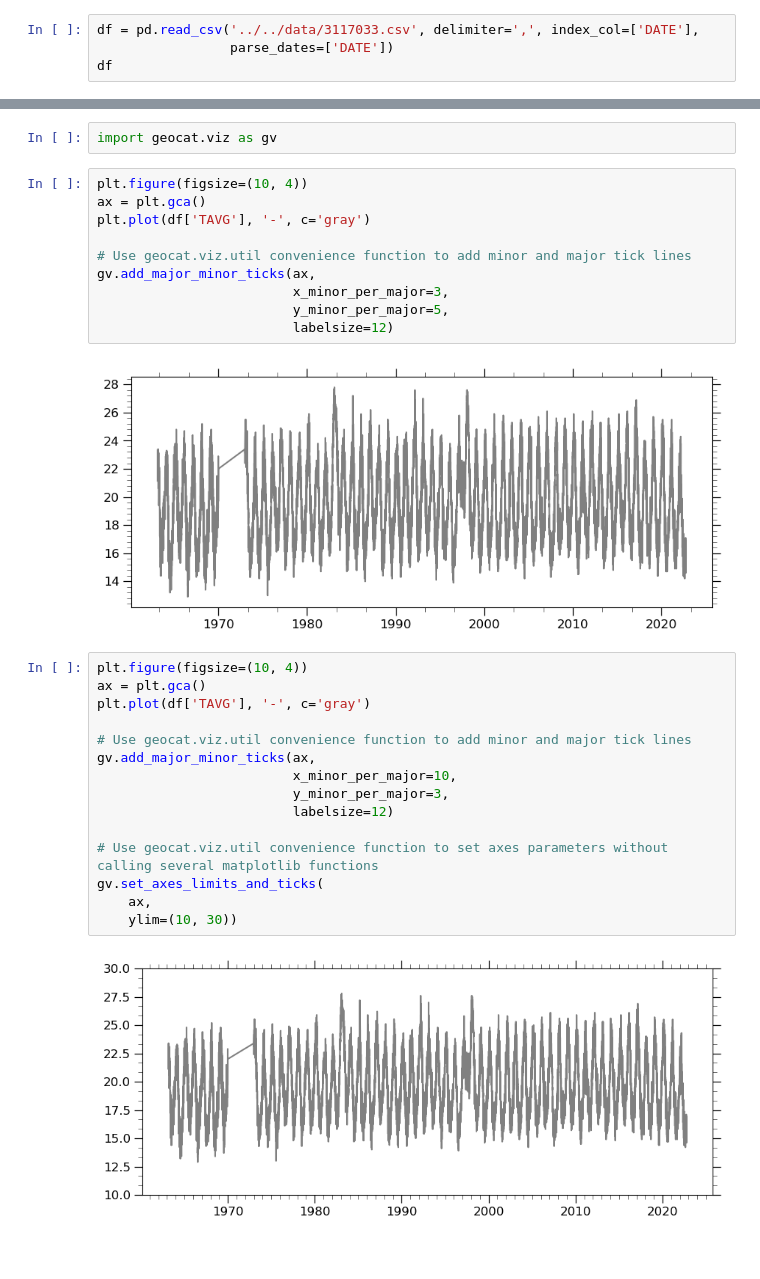
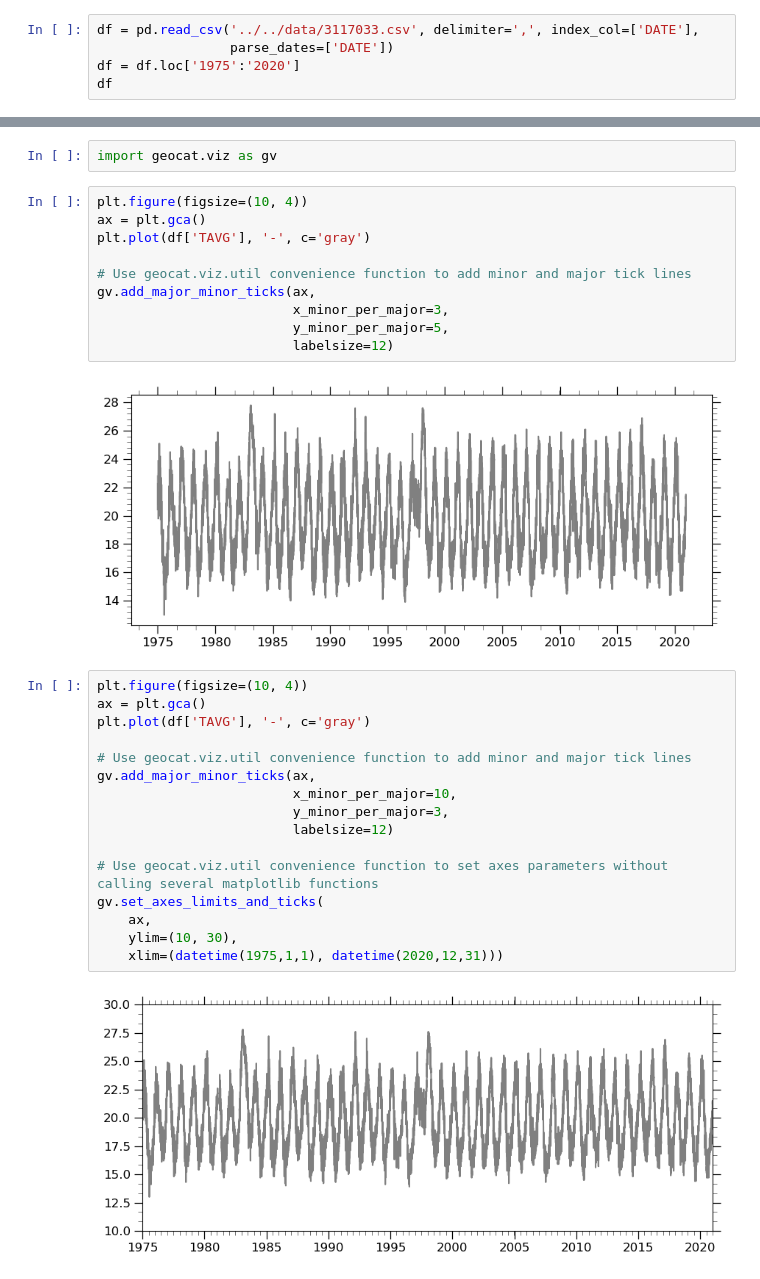
Before and after one commit to cryohydromettools/python_climatologia, a Jupyter notebook: book/dia4/00.Generacion_graficos_temporales.ipynb, the cells around one changed output, grey strips where cells are left out. Drawn from its saved outputs; the diff is of its cells as text.

```diff
--- a/book/dia4/00.Generacion_graficos_temporales.ipynb
+++ b/book/dia4/00.Generacion_graficos_temporales.ipynb
@@ -8,6 +11,7 @@ import matplotlib.pyplot as plt
 # %%
 df = pd.read_csv('../../data/3117033.csv', delimiter=',', index_col=['DATE'],
                  parse_dates=['DATE'])
+df = df.loc['1975':'2020']
 df
 # %% [output]
 |  | STATION | NAME | PRCP | TAVG | TMAX | TMIN |
@@ -44,21 +48,22 @@ gv.add_major_minor_ticks(ax,
                          y_minor_per_major=5,
                          labelsize=12)
 # %% [output]
-[figure, old version]
+[figure, new version]
 # %%
 plt.figure(figsize=(10, 4))
 ax = plt.gca()
 plt.plot(df['TAVG'], '-', c='gray')
 
 # Use geocat.viz.util convenience function to add minor and major tick lines
 gv.add_major_minor_ticks(ax,
                          x_minor_per_major=10,
                          y_minor_per_major=3,
                          labelsize=12)
 
 # Use geocat.viz.util convenience function to set axes parameters without calling several matplotlib functions
 gv.set_axes_limits_and_ticks(
     ax,
-    ylim=(10, 30))
+    ylim=(10, 30),
+    xlim=(datetime(1975,1,1), datetime(2020,12,31)))
 # %% [output]
-[figure, old version]
+[figure, new version]
```
Also changed, not shown: parts of 33 cells of this notebook, 2 other files.
